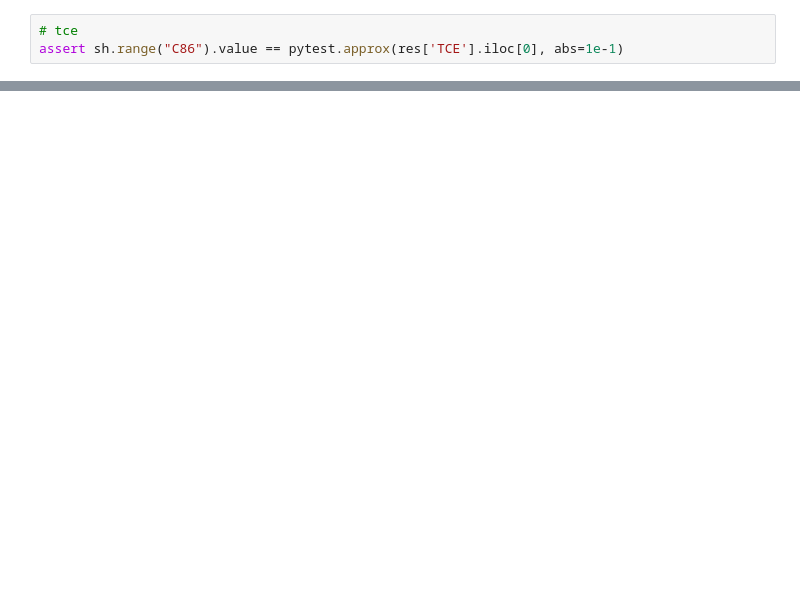
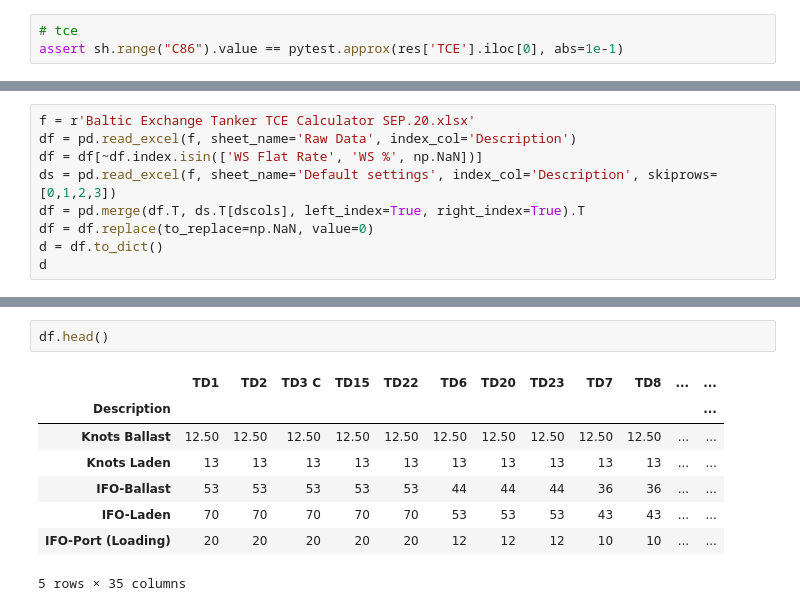
Before and after one commit to aeorxc/oilanalytics, a Jupyter notebook: notebooks/TCE Calculator Compare Baltic calculator with code.ipynb, the cells around one changed output, grey strips where cells are left out. Saved outputs shown, nothing was run; the diff lists cells and outputs as text; blank space fills up the shorter version.

```diff
--- a/notebooks/TCE Calculator Compare Baltic calculator with code.ipynb
+++ b/notebooks/TCE Calculator Compare Baltic calculator with code.ipynb
@@ -114,0 +110,9 @@ assert res['TCE'][ds] ==  pytest.approx(-4370.47, abs=1e-1)
+# %%
+f = r'Baltic Exchange Tanker TCE Calculator SEP.20.xlsx'
+df = pd.read_excel(f, sheet_name='Raw Data', index_col='Description')
+df = df[~df.index.isin(['WS Flat Rate', 'WS %', np.NaN])]
+ds = pd.read_excel(f, sheet_name='Default settings', index_col='Description', skiprows=[0,1,2,3])
+df = pd.merge(df.T, ds.T[dscols], left_index=True, right_index=True).T
+df = df.replace(to_replace=np.NaN, value=0)
+d = df.to_dict()
+d
@@ -114,0 +160,11 @@ assert res['TCE'][ds] ==  pytest.approx(-4370.47, abs=1e-1)
+# %%
+df.head()
+# %% [output]
+|  | TD1 | TD2 | TD3 C | TD15 | TD22 | TD6 | TD20 | TD23 | TD7 | TD8 | ... | ... |
+| Description |  |  |  |  |  |  |  |  |  |  |  | ... |
+| Knots Ballast | 12.50 | 12.50 | 12.50 | 12.50 | 12.50 | 12.50 | 12.50 | 12.50 | 12.50 | 12.50 | ... | ... |
+| Knots Laden | 13 | 13 | 13 | 13 | 13 | 13 | 13 | 13 | 13 | 13 | ... | ... |
+| IFO-Ballast | 53 | 53 | 53 | 53 | 53 | 44 | 44 | 44 | 36 | 36 | ... | ... |
+| IFO-Laden | 70 | 70 | 70 | 70 | 70 | 53 | 53 | 53 | 43 | 43 | ... | ... |
+| IFO-Port (Loading) | 20 | 20 | 20 | 20 | 20 | 12 | 12 | 12 | 10 | 10 | ... | ... |
+5 rows × 35 columns
```
Also changed, not shown: parts of 14 cells of this notebook, 6 other files.
